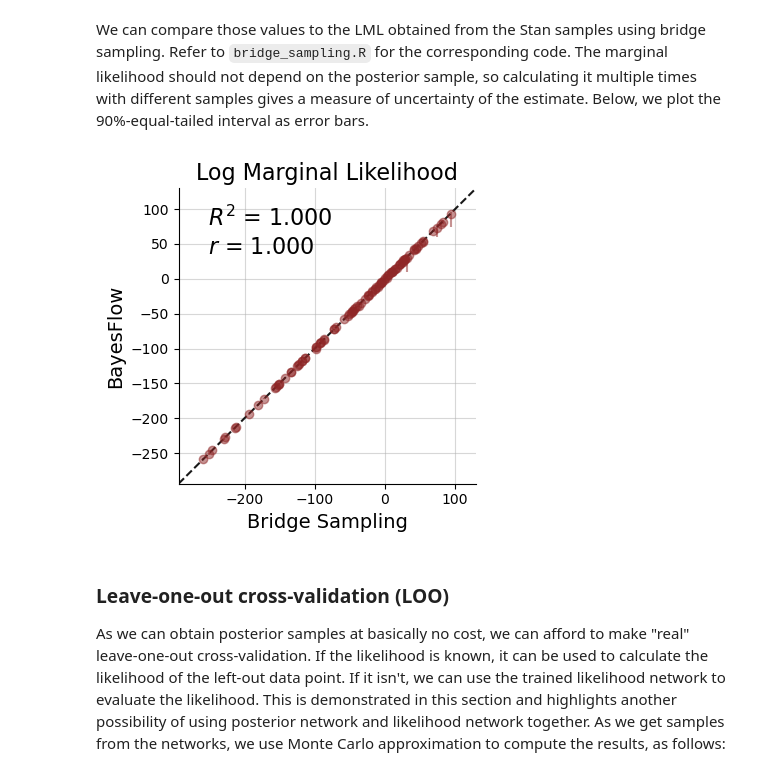
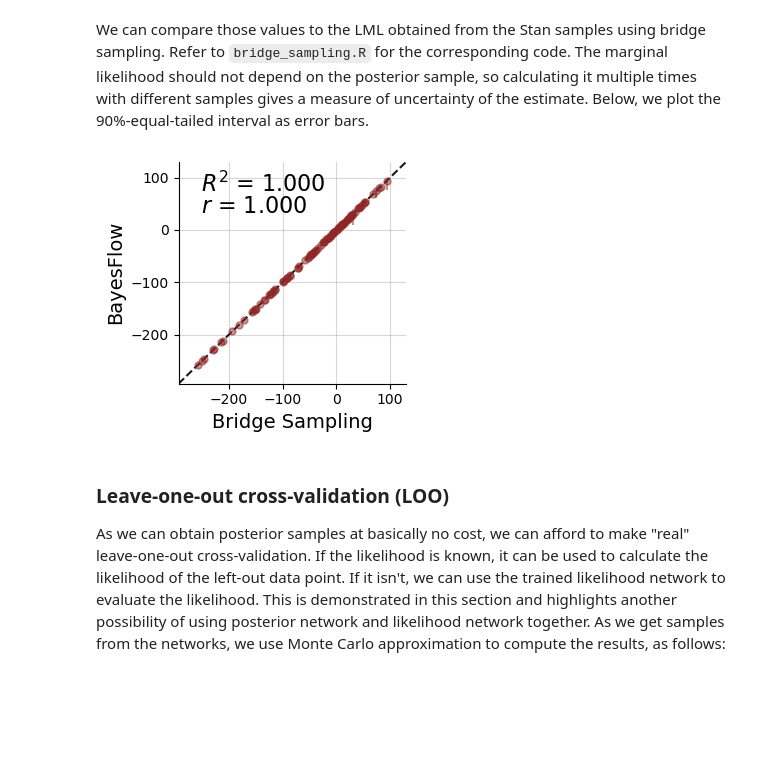
Before and after one commit to bayesflow-org/JANA-Paper, a Jupyter notebook: experiments/diffusion_model/01_joint.ipynb, the cells around one changed output. Cells and saved outputs as stored; diff of their text form; code cells hidden in the pictures; blank space fills up the shorter version.

Commit message:
diffusion_model: Updated figures

```diff
--- a/experiments/diffusion_model/01_joint.ipynb
+++ b/experiments/diffusion_model/01_joint.ipynb
@@ -385,8 +385,9 @@ def compare_likelihoods_plot(params, max_rt=10, resolution_pdf=1000, resolution_
 
     lik = ddm_synthetic_pdf(rt_wienr, params)
 
-    ax[0,0].plot(rt_wienr, np.exp(ll_wienr), label='True', linestyle='--', color=true_color, alpha=0.5)
-    ax[0,0].plot(rt_wienr, lik, label='Synthetic', linestyle='-.', color=synthetic_color)
+    ax[0,0].fill_between(rt_wienr, lik, color=synthetic_color, alpha=0.2)
+    ax[0,0].plot(rt_wienr, np.exp(ll_wienr), label='True', linestyle='-', color=true_color, alpha=0.45, zorder=3)
+    ax[0,0].plot(rt_wienr, lik, label='Synthetic', linestyle=(0,(3,3)), color=synthetic_color, alpha=1.0)
     ax[0,0].set_title("Likelihood")
     ax[0,0].legend()
 
@@ -399,14 +400,16 @@ def compare_likelihoods_plot(params, max_rt=10, resolution_pdf=1000, resolution_
 
     y = ddm_synthetic_cdf(x, params, upper=True)
     ax[0,1].plot(x, r['WienerCDF'](FloatVector(x), "upper", params[1], params[0], params[3], params[2]).rx2('value'),
-               label="True", linestyle='--', color=true_color, alpha=0.7)
-    ax[0,1].plot(x, y, label="Synthetic", linestyle='-.', color=synthetic_color)
+               label="True", linestyle='-', color=true_color, alpha=0.45, zorder=3)
+    ax[0,1].plot(x, y, label="Synthetic", linestyle='--', color=synthetic_color)
+    ax[0,1].fill_between(x, y, color=synthetic_color, alpha=0.2)
     ax[0,1].set_title("CDF: Upper bound")
     ax[0,1].legend()
     y = ddm_synthetic_cdf(x, params, upper=False)
     ax[1,1].plot(x, r['WienerCDF'](FloatVector(x), "lower", params[1], params[0], params[3], params[2]).rx2('value'),
-               label="True", linestyle='--', color=true_color, alpha=0.7)
-    ax[1,1].plot(x, y, label="Synthetic", linestyle='-.', color=synthetic_color)
+               label="True", linestyle='-', color=true_color, alpha=0.45, zorder=3)
+    ax[1,1].plot(x, y, label="Synthetic", linestyle='--', color=synthetic_color)
+    ax[1,1].fill_between(x, y, color=synthetic_color, alpha=0.2)
     ax[1,1].set_title("CDF: Lower bound")
     ax[1,0].set_xlabel('RT [s]')
     ax[1,1].legend()
@@ -424,4 +427,4 @@ f = compare_likelihoods_plot(params, max_rt=2)
 # %%
 params = [-1, 2, 0.5, 0.6]
-f = compare_likelihoods_plot(params, max_rt=3)
+f = compare_likelihoods_plot(params, max_rt=4)
 # %% [output]
@@ -450,8 +453,6 @@ def marginal_likelihood(x_single, prior_dist, amortized_posterior, amortized_lik
     # of zero prob. of prior ->  remove all samples with 0 probability under the prior.
     keep_idx = prior_lpdf != -np.inf
     num_remove = prior_lpdf.shape[0] - np.sum(keep_idx)
-    approx_post_samples = approx_post_samples[keep_idx]
-    prior_lpdf = prior_lpdf[keep_idx]
     if num_remove > 0 and warn_excluded:
         print(f"Info: {num_remove / prior_lpdf.shape[0] * 100:.1f}% of posterior samples"
               " removed due to prior probability density of zero.")
@@ -472,7 +473,7 @@ def marginal_likelihood(x_single, prior_dist, amortized_posterior, amortized_lik
     })
 
     # Approximate marginal log likelihood
-    approx_marg_liks = approx_log_likelihood.sum(axis=-1) + prior_lpdf - approx_post_lpdf
+    approx_marg_liks = approx_log_likelihood[keep_idx].sum(axis=-1) + prior_lpdf[keep_idx] - approx_post_lpdf[keep_idx]
     return approx_marg_liks
 # %%
 N_LML = 100
@@ -498,14 +499,15 @@ bridge_sampling = pd.read_csv("assets/bmc_results_100.csv", sep=" ")
 # %%
 from plotting_functions import compare_point_estimates
 f = compare_point_estimates(bridge_sampling['LML'][:N_LML].to_numpy()[:, np.newaxis],
                             np.nanmedian(marginal_likelihoods, axis=1)[:,np.newaxis],
                             u_y=equal_tailed(marginal_likelihoods, axis=1)[:,:,np.newaxis],
                             label_x = "Bridge Sampling", label_y="BayesFlow",
-                            param_names=["Log Marginal Likelihood"]
+                            # param_names=["Log Marginal Likelihood"],
+                            param_names=[""], fig_size=(3.3,3), markersize=5
                             )
 if save_figs: f.savefig(f'{fig_path}/LML_comparison.pdf', dpi=300)
 # %% [output]
-[figure, old version]
+[figure, new version]
 # %% [markdown]
 ### Leave-one-out cross-validation (LOO)
 As we can obtain posterior samples at basically no cost, we can afford to make "real" leave-one-out cross-validation. If the likelihood is known, it can be used to calculate the likelihood of the left-out data point. If it isn't, we can use the trained likelihood network to evaluate the likelihood. This is demonstrated in this section and highlights another possibility of using posterior network and likelihood network together. As we get samples from the networks, we use Monte Carlo approximation to compute the results, as follows:
```
Also changed, not shown: parts of 18 cells of this notebook, 14 other files.
